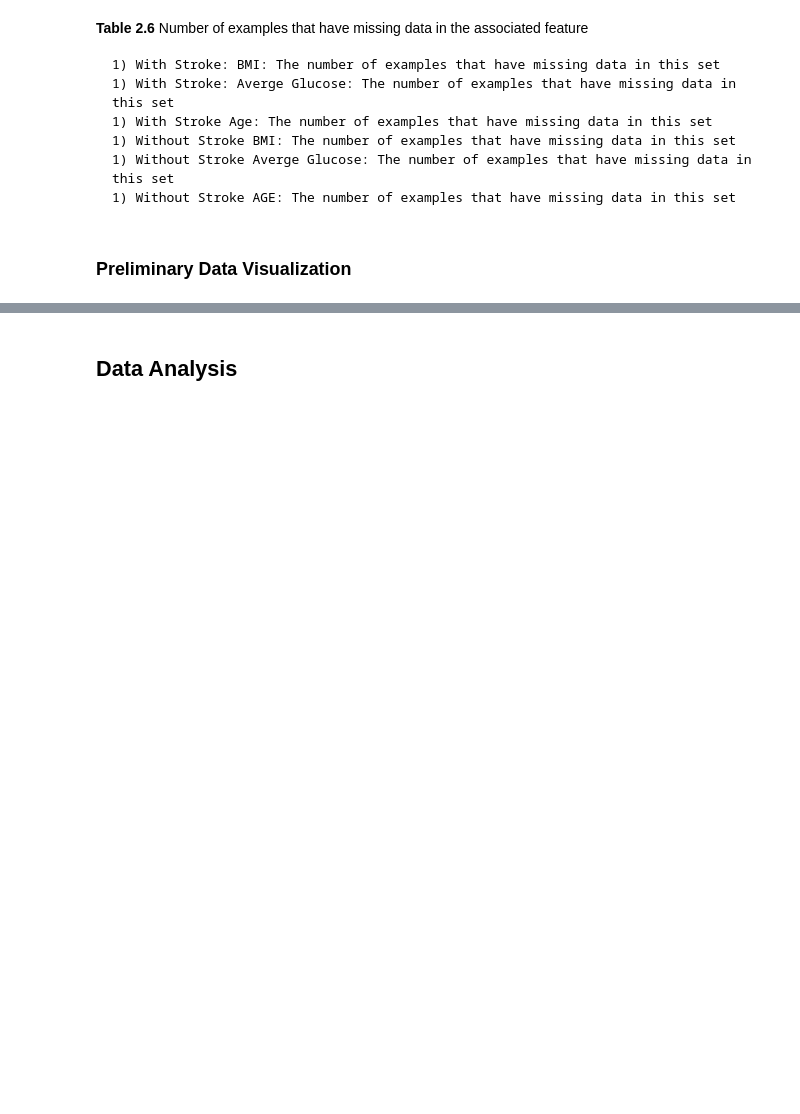
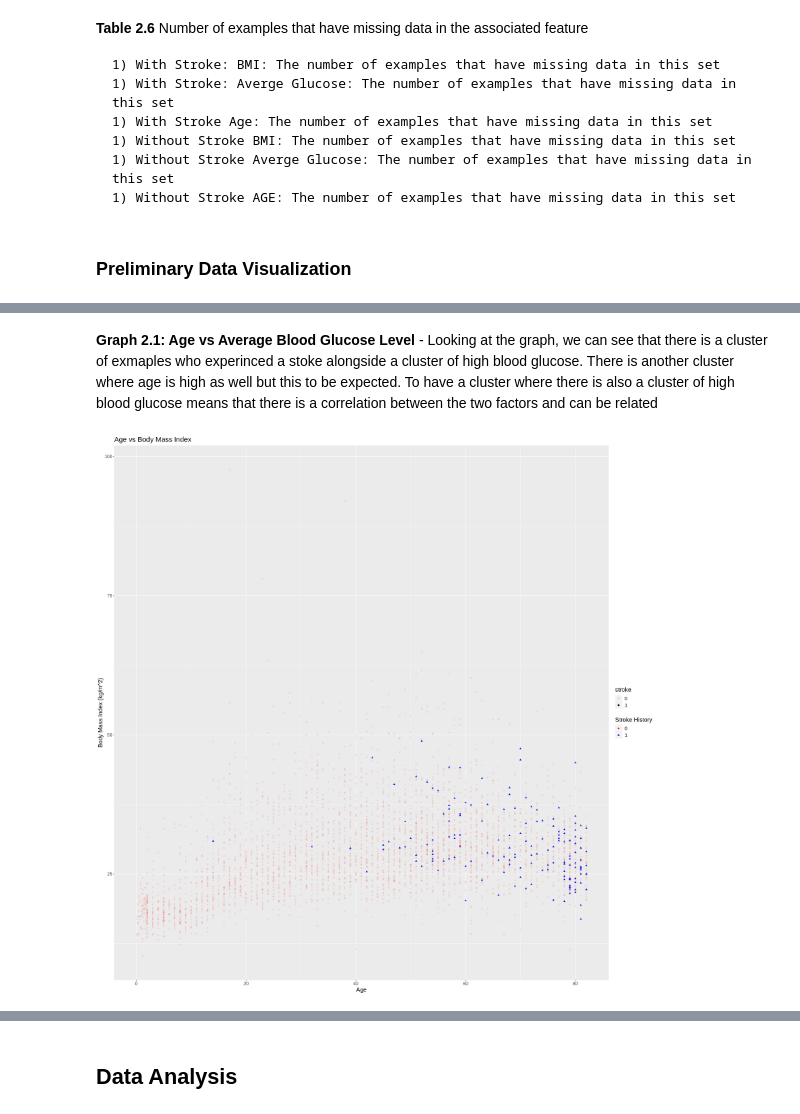
Before and after one commit to hd54/stroke, a Jupyter notebook: stroke.ipynb, the cells around one changed output, grey strips where cells are left out. Cells and saved outputs as stored; diff of their text form; code cells hidden in the pictures; blank space fills up the shorter version.

```diff
--- a/stroke.ipynb
+++ b/stroke.ipynb
@@ -232,0 +226,14 @@ plot_grid(age_vs_glucose, age_vs_bmi, avg_glucose_vs_bmi, ncol = 1)
+# %% [markdown]
+**Graph 2.1: Age vs Average Blood Glucose Level** - Looking at the graph, we can see that there is a cluster of exmaples who experinced a stoke alongside a cluster of high blood glucose. There is another cluster where age is high as well but this to be expected. To have a cluster where there is also a cluster of high blood glucose means that there is a correlation between the two factors and can be related
+# %%
+age_vs_bmi <- ggplot (stroke_train, aes(x=age, y=bmi, color= stroke,shape=stroke))+
+                geom_point(aes(alpha = stroke,shape=stroke))+
+                scale_alpha_manual(values = c(0.1, 1))+
+                scale_color_manual(values = c("red", "blue"))+
+                labs(x="Age", y="Body Mass Index (kg/m^2)", color = "Stroke History",shape = "Stroke History")+
+                ggtitle("Age vs Body Mass Index")+
+                theme(text = element_text(size = 15))
+age_vs_bmi
+options(repr.plot.width = 15, repr.plot.length = 20)
+# %% [output]
+[figure, added]
```
Also changed, not shown: parts of 17 cells of this notebook.
